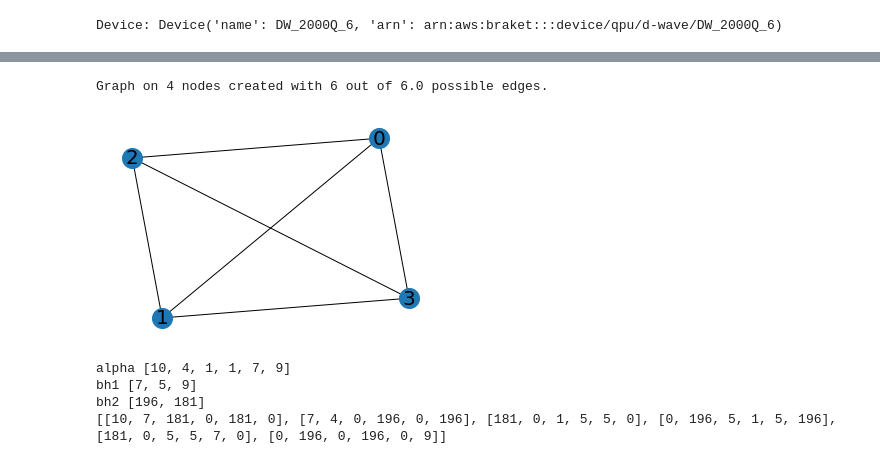
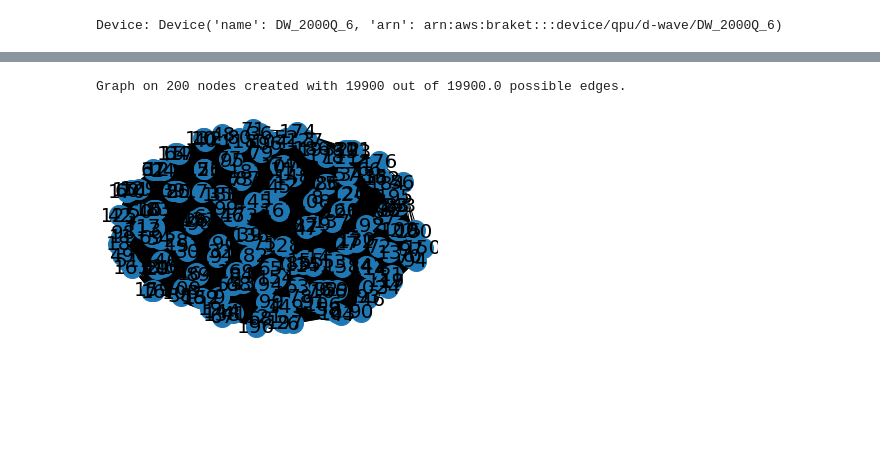
Before and after one commit to omarrayyann/DelphiMed, a Jupyter notebook: DelphiMed/DelphiMed_QC_Optimization.ipynb, the cells around one changed output, grey strips where cells are left out. Drawn from its saved outputs; the diff is of its cells as text; code cells hidden in the pictures; blank space fills up the shorter version.

```diff
--- a/DelphiMed/DelphiMed_QC_Optimization.ipynb
+++ b/DelphiMed/DelphiMed_QC_Optimization.ipynb
@@ -94,12 +174,16 @@ def get_colored_graph(graph, pos, colors):
 # See the License for the specific language governing permissions and
 # limitations under the License.
 
+#Input values
+row = 10  #Number of hospitals
+col = 20  #Number of patients
+
 # ------- Set tunable parameters -------
 num_reads = 1000
 gamma = 80
 
 # ------- 8 up our graph -------
-vertices = 4
+vertices = row*col
 G = nx.gnp_random_graph(vertices, 1)
 
 print("Graph on {} nodes created with {} out of {} possible edges.".format(len(G.nodes),
@@ -130,61 +214,67 @@ Q = defaultdict(int)
 #     Q[(v,v)] += 1
 #     Q[(u,v)] += -2
 
 # alpha = [1.99,-0.01,-0.01,1.99]
 # alpha = [3,5,1,7,3,2]
 # alpha = [-0.01,1.99,-0.01,3.99,-0.01,0.99]
 epsilon = 0.01
 # Minimum between alpha[0] and alpha[2]-epsilon
 # Minimum between alpha[1] and alpha[2]-epsilon
 # bh1 = [1,2]  #importance from Edgar
 bh2 = [200,100,50]
-row = 3
-col = 2
-alpha=[]
-bh1=[]
-bh2=[]
-for i in range(row*col):
-    alpha.append(randint(1,10))
-print("alpha",alpha)
+
+
+
+alpha=[] #alpha = D - lambda*E
+D=[] #distance between each patient and each hospital (normalized)
+lamb=[] #Lambda is the weight between the distance and the equipment parameters
+E=[] #Equipement parameter that includes the availability of the hospital
+
+bh1=[] #constraints that prevent all the patients from going to the same hospital
+bh2=[] #constraints that prevent a patient from being assigned to multiple hospitals at once
+
+for i in range(row*col):        #Generate random lambda (weight) values between 0 and 1
+    lamb.append(random())
+for i in range(row*col):        #Generate random distances (normalized)
+    D.append(randint(1,10))
+for i in range(row*col):        #Generate random equipment values (normalized)
+    E.append(randint(1,10))
+
+#Combine these values to obtaine alpha
+num=0
+while num<row*col:
+    alpha.append(D[num]-lamb[num]*E[num])
+    num+=1
+# print("alpha",alpha)
 for i in range(row):
     bh1.append(randint(1,10))
-print("bh1",bh1)
+# print("bh1",bh1)
 for i in range(col):
     bh2.append(randint(100,200))
-print("bh2",bh2)
-# cur = 0
+# print("bh2",bh2)
+
+# Fill the Q matrix where the alpha values are on the diagonal and the beta values are the rest
 Q = [[0 for i in range(col*row)] for j in range(row*col)]
 for i in range (row*col):
     for j in range (col*row):
-        if i==j:
+        if i==j:                     #alpha on the diagonal
             Q[i][j] = alpha[i]
-        else:
+        else:                        #bh1 for values on the row (same hospital)
             a=(i+1)//(col+1)
             b=(j+1)//(col+1)
             if a==b:
                 Q[i][j]=bh1[a]
-            else:
+            else:                    #bh2 for values on the same column (same patient)
                 a=(i+1)%col
                 b=(j+1)%col
                 if a==b:
                     Q[i][j]=bh2[a]
                 else:
                     Q[i][j]=0
-                # x[i][j]=bh[i]
-print(Q)
-
-# for i in G.nodes:
-#     Q[(i,i)] += gamma*(1-len(G.nodes))
-
-# for i, j in combinations(G.nodes, 2):
-#     Q[(i,j)] += 2*gamma
+# print(Q)
 # %% [output]
-Graph on 4 nodes created with 6 out of 6.0 possible edges.
+Graph on 200 nodes created with 19900 out of 19900.0 possible edges.
-[figure, old version]
+[figure, new version]
-alpha [10, 4, 1, 1, 7, 9]
-bh1 [7, 5, 9]
-bh2 [196, 181]
-[[10, 7, 181, 0, 181, 0], [7, 4, 0, 196, 0, 196], [181, 0, 1, 5, 5, 0], [0, 196, 5, 1, 5, 196], [181, 0, 5, 5, 7, 0], [0, 196, 0, 196, 0, 9]]
 # %%
 # ------- Run our QUBO on the QPU -------
 
```
Also changed, not shown: parts of 3 cells of this notebook, 1 other file.
